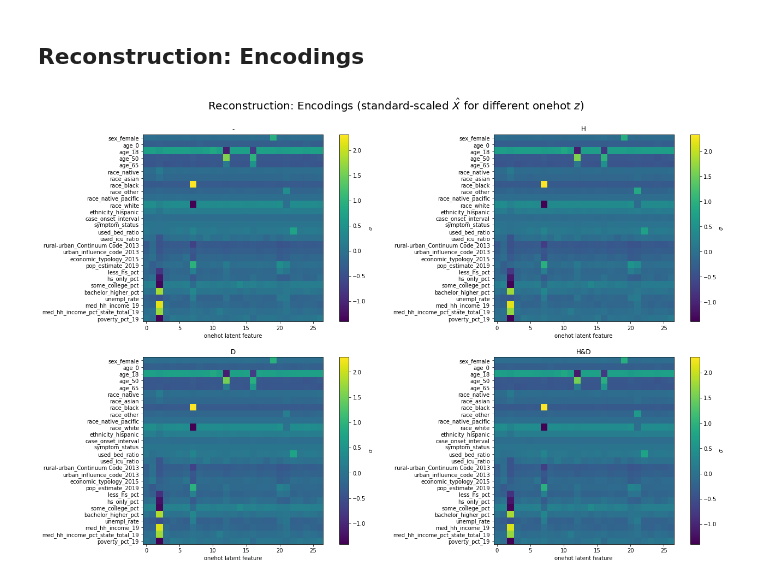
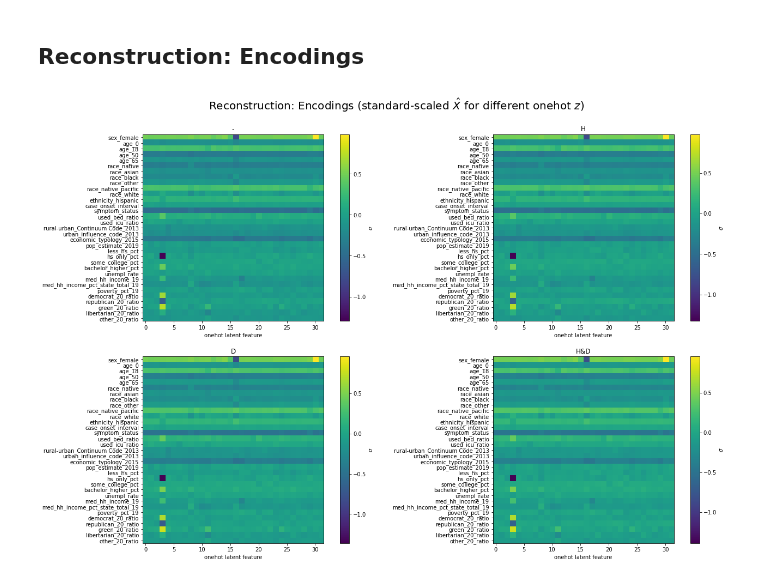
Before and after one commit to psaegert/AML-Final, a Jupyter notebook: models/INN/evaluate_INN.ipynb, the cells around one changed output. Drawn from its saved outputs; the diff is of its cells as text; code cells hidden in the pictures.

```diff
--- a/models/INN/evaluate_INN.ipynb
+++ b/models/INN/evaluate_INN.ipynb
@@ -180,7 +180,7 @@ X_train_scaled_cuda = torch.Tensor(X_train_scaled).to(device)
 y_train_cuda = torch.Tensor(y_train).to(device)
 
 # fit
-inn.fit(X_train_scaled_cuda, y_train_cuda,
+loss_history = inn.fit(X_train_scaled_cuda, y_train_cuda,
     n_epochs=n_epochs,
     batch_size=batch_size,
     optimizer=Adam(inn.parameters(), lr=lr),
@@ -325,21 +323,21 @@ prettyX(sc_X_train.inverse_transform(x_all), index=['-', 'H', 'D', 'HD']).T
 # %%
 fig, axes = plt.subplots(2, 2, figsize=(18, 12))
 fig.tight_layout(h_pad=5)
 fig.suptitle(r'Reconstruction: Encodings (standard-scaled $\hat X$ for different onehot $z$)', size=20);
 fig.subplots_adjust(top=0.9)
 
 for i, y_combination, y_combination_name in zip(range(4), [[0,0], [1,0], [0,1], [1,1]], ['-', 'H', 'D', 'H&D']):
-    y_zeros = torch.Tensor([y_combination]*27).to(device)
-    z_onehot = torch.cat([torch.zeros((1, 26)), F.one_hot(torch.arange(0, 26))], dim=0).to(device)
+    y_zeros = torch.Tensor([y_combination]*32).to(device)
+    z_onehot = torch.cat([torch.zeros((1, 31)), F.one_hot(torch.arange(0, 31))], dim=0).to(device)
     x_onehot = inn.inverse(y_zeros, z_onehot)
 
     img = axes[i//2][i%2].imshow(x_onehot.detach().cpu().T);
     fig.colorbar(img, ax=axes[i//2][i%2], label='$\sigma$');
     axes[i//2][i%2].set_xlabel('onehot latent feature'); axes[i//2][i%2].set_title(y_combination_name)
-    axes[i//2][i%2].set_yticks(np.arange(28))
+    axes[i//2][i%2].set_yticks(np.arange(len(keys)))
     axes[i//2][i%2].set_yticklabels(keys);
 # %% [output]
-[figure, old version]
+[figure, new version]
 # %%
 x_self = {
     'sex_female': 0,
```
Also changed, not shown: parts of 18 cells of this notebook, 2 other files.
